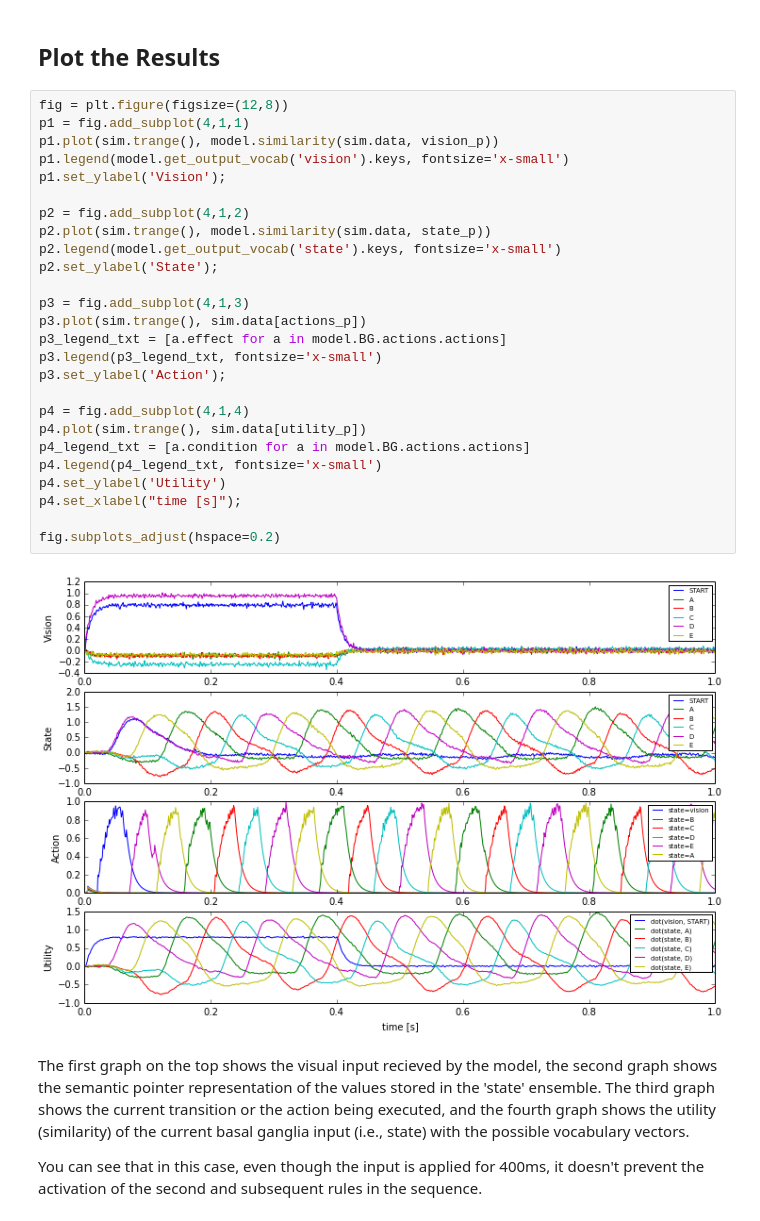
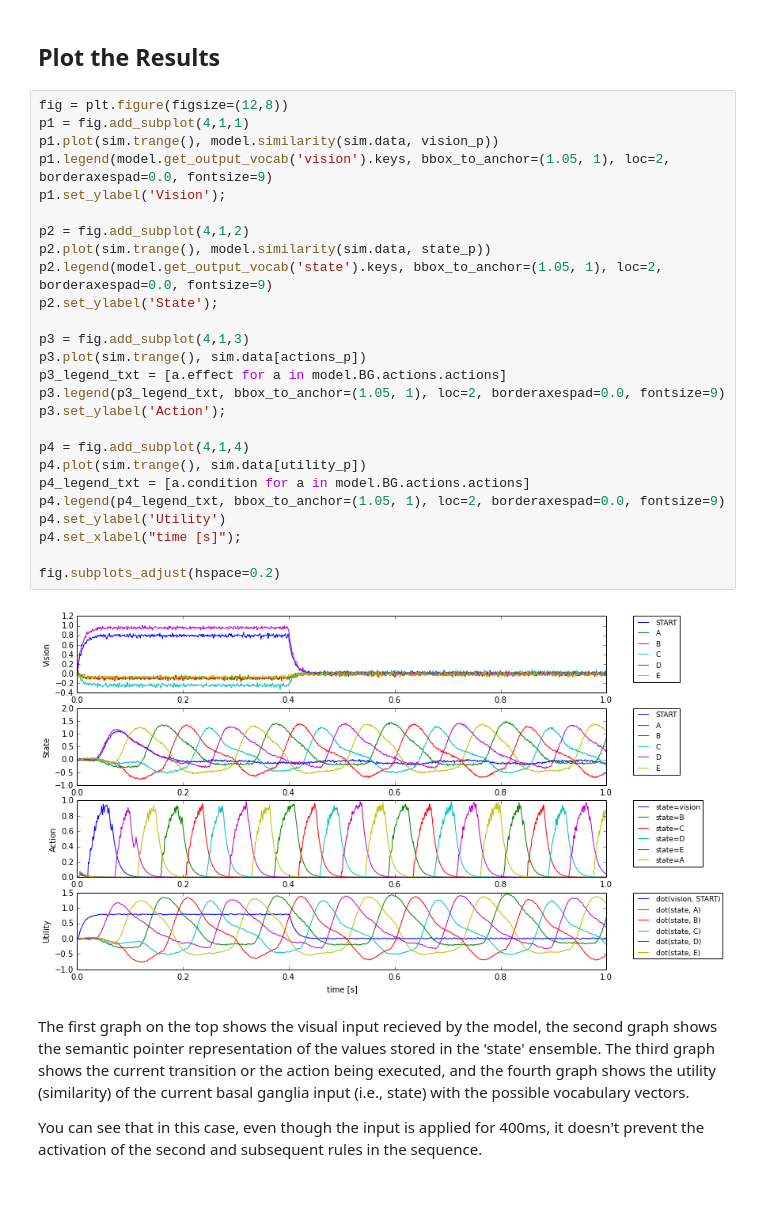
Before and after one commit to s72sue/Nengo2-Tutorials, a Jupyter notebook: chapter7/spa_sequencerouted.ipynb, the cells around one changed output. Drawn from its saved outputs; the diff is of its cells as text; blank space fills up the shorter version.

Commit message:
Updated the cleanupAll plot

```diff
--- a/chapter7/spa_sequencerouted.ipynb
+++ b/chapter7/spa_sequencerouted.ipynb
@@ -67,31 +67,31 @@ sim.run(1)    #Run it for 1 second
 # %%
 fig = plt.figure(figsize=(12,8))
 p1 = fig.add_subplot(4,1,1)
 p1.plot(sim.trange(), model.similarity(sim.data, vision_p))
-p1.legend(model.get_output_vocab('vision').keys, fontsize='x-small')
+p1.legend(model.get_output_vocab('vision').keys, bbox_to_anchor=(1.05, 1), loc=2, borderaxespad=0.0, fontsize=9)
 p1.set_ylabel('Vision');
 
 p2 = fig.add_subplot(4,1,2)
 p2.plot(sim.trange(), model.similarity(sim.data, state_p))
-p2.legend(model.get_output_vocab('state').keys, fontsize='x-small')
+p2.legend(model.get_output_vocab('state').keys, bbox_to_anchor=(1.05, 1), loc=2, borderaxespad=0.0, fontsize=9)
 p2.set_ylabel('State');
 
 p3 = fig.add_subplot(4,1,3)
 p3.plot(sim.trange(), sim.data[actions_p])
 p3_legend_txt = [a.effect for a in model.BG.actions.actions]
-p3.legend(p3_legend_txt, fontsize='x-small')
+p3.legend(p3_legend_txt, bbox_to_anchor=(1.05, 1), loc=2, borderaxespad=0.0, fontsize=9)
 p3.set_ylabel('Action');
 
 p4 = fig.add_subplot(4,1,4)
 p4.plot(sim.trange(), sim.data[utility_p])
 p4_legend_txt = [a.condition for a in model.BG.actions.actions]
-p4.legend(p4_legend_txt, fontsize='x-small')
+p4.legend(p4_legend_txt, bbox_to_anchor=(1.05, 1), loc=2, borderaxespad=0.0, fontsize=9)
 p4.set_ylabel('Utility')
 p4.set_xlabel("time [s]");
 
 fig.subplots_adjust(hspace=0.2)
 # %% [output]
-[figure, old version]
+[figure, new version]
 # %% [markdown]
 The first graph on the top shows the visual input recieved by the model, the second graph shows the semantic pointer representation of the values stored in the 'state' ensemble. The third graph shows the current transition or the action being executed, and the fourth graph shows the utility (similarity) of the current basal ganglia input (i.e., state) with the possible vocabulary vectors.
 
```
Also changed, not shown: 2 other files.
